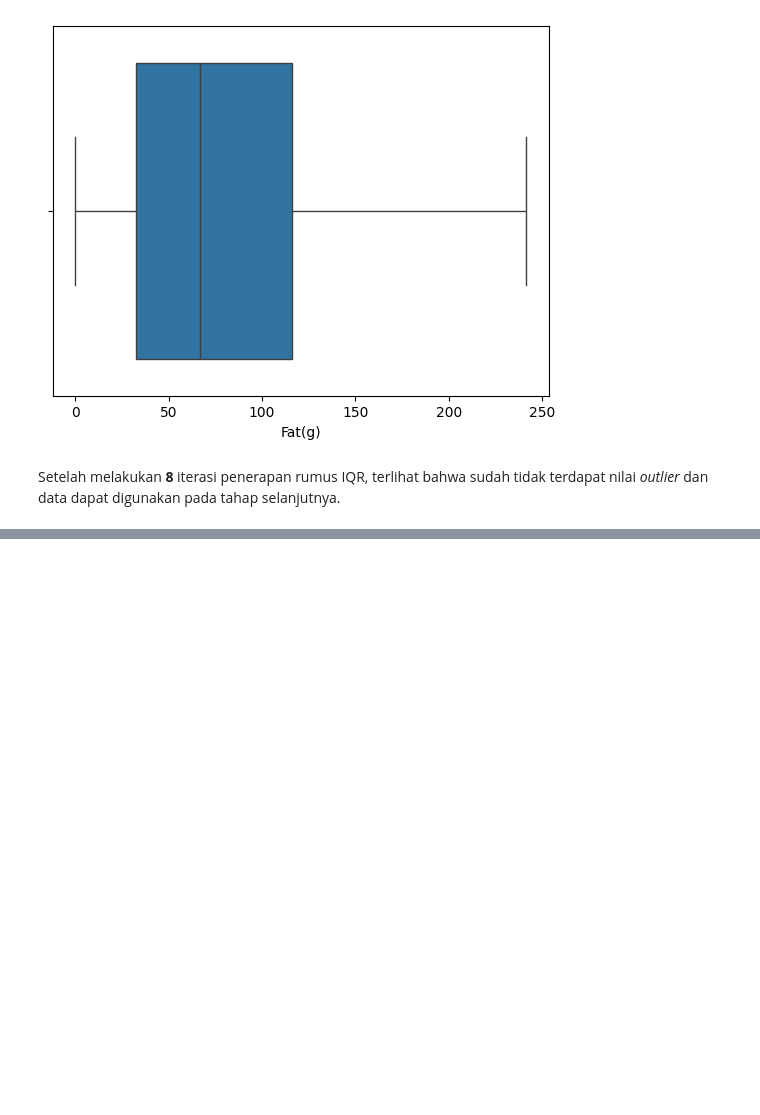
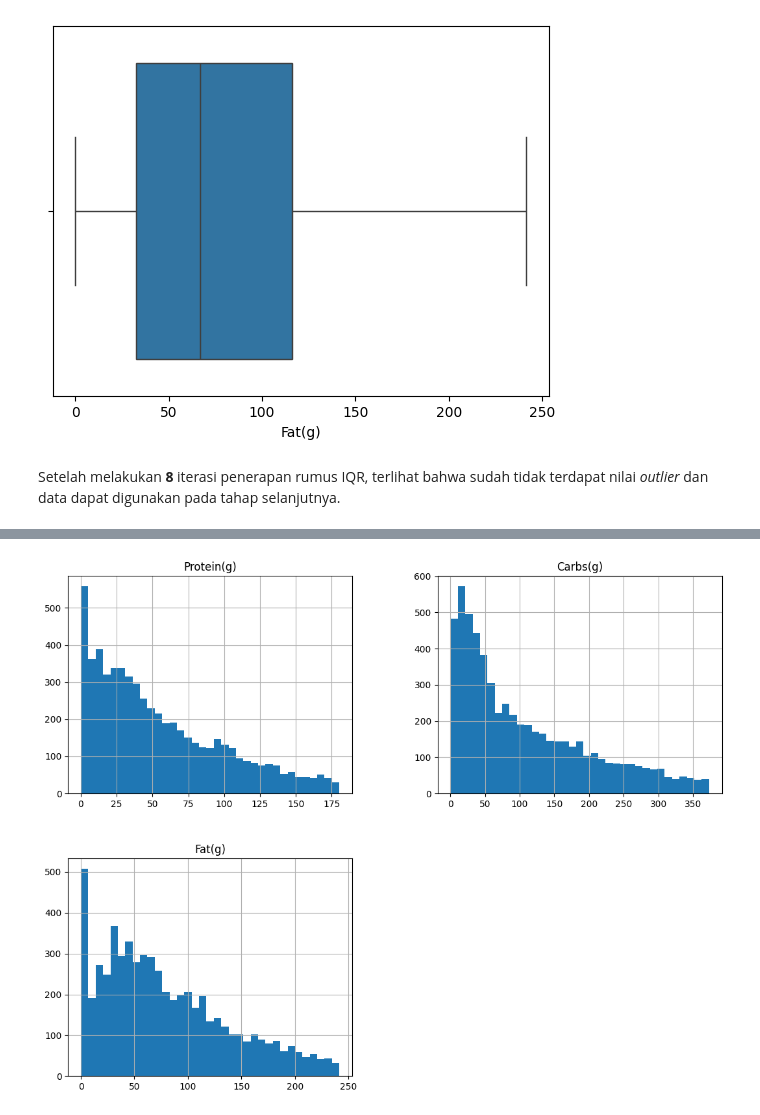
Before and after one commit to ishala/obesity-analysis-and-recommender-system, a Jupyter notebook: Submission 2/analisis.ipynb, the cells around one changed output, grey strips where cells are left out. Drawn from its saved outputs; the diff is of its cells as text; code cells hidden in the pictures; blank space fills up the shorter version.

```diff
--- a/Submission 2/analisis.ipynb
+++ b/Submission 2/analisis.ipynb
@@ -672,0 +784,6 @@ Setelah melakukan **8** iterasi penerapan rumus IQR, terlihat bahwa sudah tidak
+# %%
+cleanedDiets.hist(bins=35, figsize=(13,10))
+plt.savefig('assets/diet/uni-numerical.png')
+plt.show()
+# %% [output]
+[figure, added]
```
Also changed, not shown: parts of 31 cells of this notebook.
